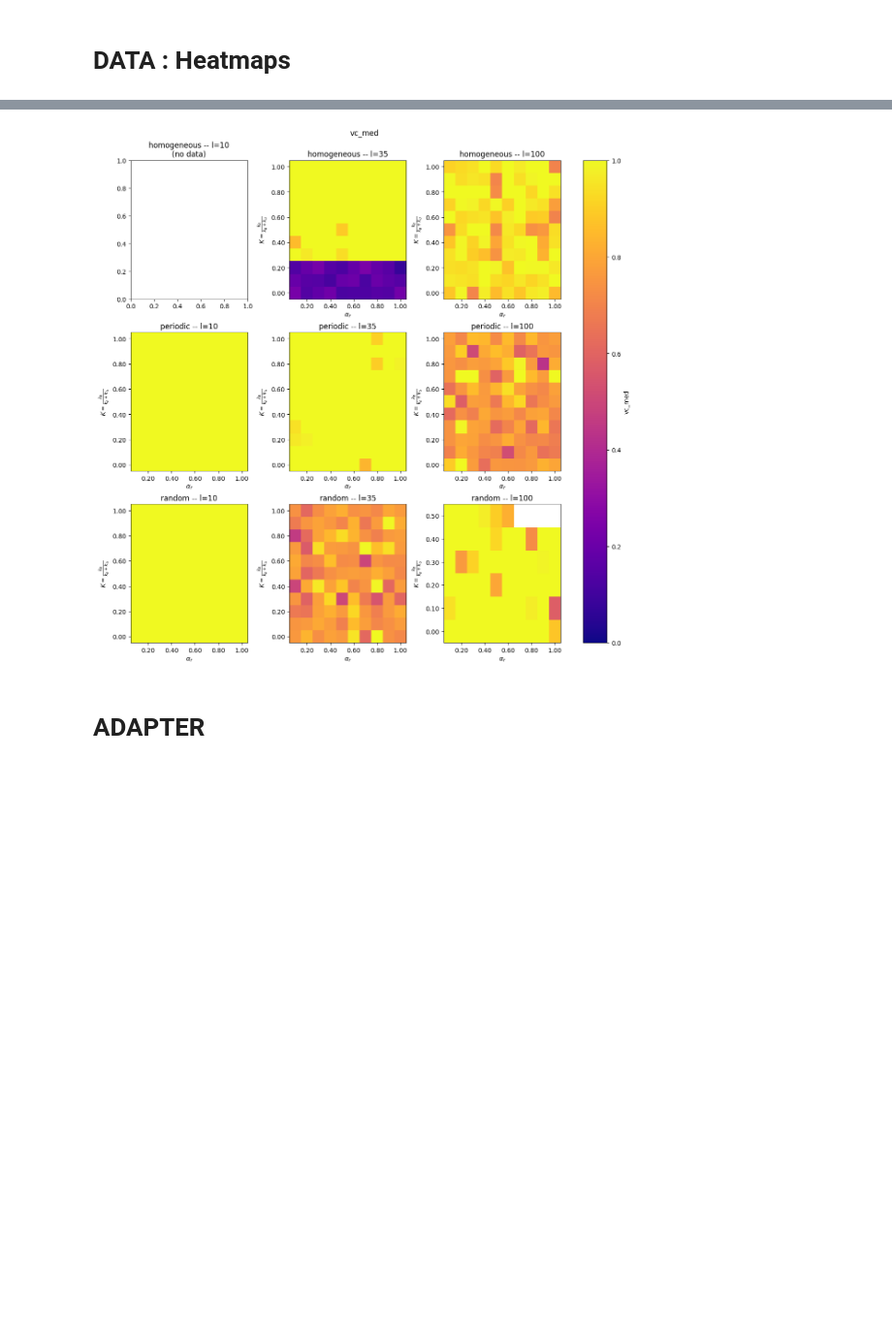
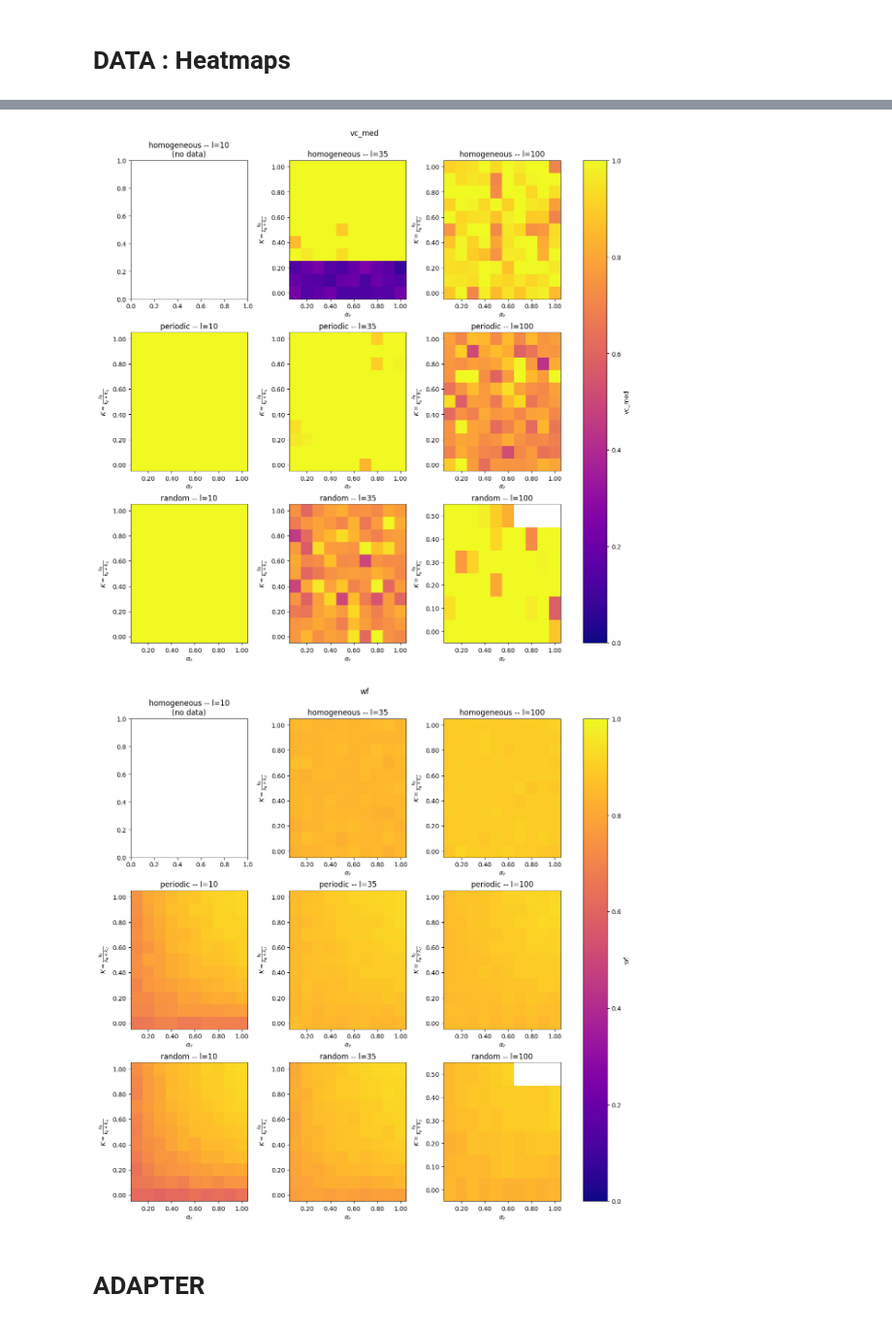
Before and after one commit to npelletbossot/Workspace, a Jupyter notebook: notebooks/work/fact.ipynb, the cells around one changed output, grey strips where cells are left out. Shown at 97% size. Drawn from its saved outputs; the diff is of its cells as text; code cells hidden in the pictures; blank space fills up the shorter version.

```diff
--- a/notebooks/work/fact.ipynb
+++ b/notebooks/work/fact.ipynb
@@ -483,6 +466,8 @@ def plot_single_heatmap(
             vmin, vmax = 0, 50
         elif value == "vc_med":
             vmin, vmax = 0, 1
+        elif value =="wf":
+            vmin, vmax = 0, 1
         else:
             vmin, vmax = None, None
 
@@ -519,34 +504,35 @@ def plot_heatmaps(df_all: pl.DataFrame, value: str, cmap: str = "plasma"):
     fig.suptitle(value)
 
     last_c = None
     for i, landscape in enumerate(landscapes):
         for j, l in enumerate(ls):
             c = plot_single_heatmap(df_all, landscape, l, value, axes_2d[i, j], cmap=cmap)
             if c is not None:
                 last_c = c
 
     if last_c is not None:
         fig.colorbar(last_c, ax=axes_2d.ravel().tolist(), orientation='vertical', label=value)
 
     plt.show()
 
 
 # ── Chargement ───────────────────────────────────────────────────────────────
 df_all = reading_all_parquet(root_data)
 print(df_all.columns)
 
 params_sim = checking_parameters(df_all)
 print(params_sim)
 
 # ── Visualisations ───────────────────────────────────────────────────────────
-for value in ["v_mean", "vc_mean", "vc_med"]:
+for value in ["v_mean", "vc_mean", "vc_med", "wf"]:
     plot_heatmaps(df_all, value)
 # %% [output]
 ['algorithm', 'fact', 'factmode', 'landscape', 's', 'l', 'bpmin', 'mu', 'theta', 'alphaf', 'alphao', 'beta', 'lmbda', 'alphad', 'rtot_capt', 'rtot_rest', 'alphar', 'K', 'ktot', 'kB', 'kU', 'c_linker', ...
 {'algorithm': ['two_steps'], 'fact': [True], 'factmode': ['active_full', 'active_memory', 'passive_full', 'passive_memory'], 'landscape': ['homogeneous', 'periodic', 'random'], 's': [35], 'l': [10, 35 ...
 [figure]
 [figure]
 [figure]
+[figure, added]
 # %% [markdown]
 # ADAPTER
 # %%
```
Also changed, not shown: parts of 7 cells of this notebook, 1 other file.
